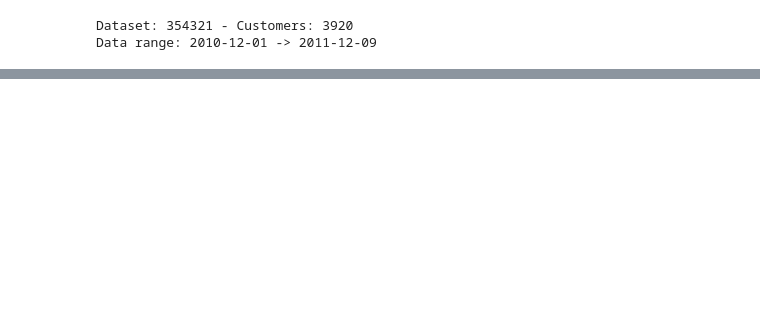
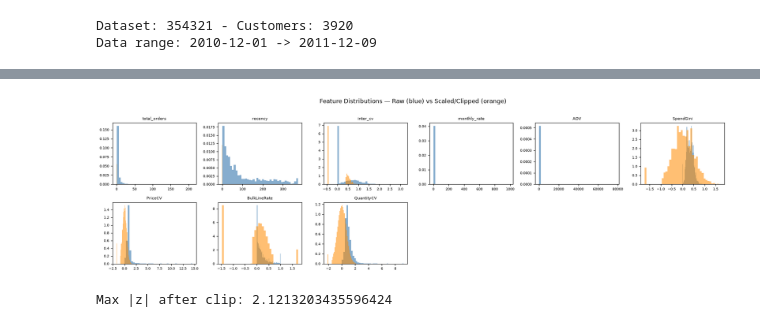
Before and after one commit to lamducanhkhoarubik-spec/fullstack_DS_project, a Jupyter notebook: notebooks/feature_engineering.ipynb, the cells around one changed output, grey strips where cells are left out. Saved outputs shown, nothing was run; the diff lists cells and outputs as text; code cells hidden in the pictures; blank space fills up the shorter version.

Commit message:
Update figures

```diff
--- a/notebooks/feature_engineering.ipynb
+++ b/notebooks/feature_engineering.ipynb
@@ -77,0 +106,9 @@ _compute_features.describe()
+# %%
+print(f"Candidates computed : {len(fe.CANDIDATES)}")
+print(f"Features retained   : {len(fe.feature_customer)}")
+print(f"Customers           : {_compute_features.shape[0]:,}")
+print(f"\nRetained features ({len(fe.feature_customer)}):")
+for i, f in enumerate(fe.feature_customer, 1):
+    print(f"  {i:2d}. {f}")
+
+_compute_features.set_index('CustomerID').describe().round(3)
@@ -77,0 +139,10 @@ _compute_features.describe()
+# %%
+quantile_stand = fe.transform_features()
+df_scaled = fe.scale_features()
+
+if 'CustomerID' in df_scaled.columns:
+    df_scaled = df_scaled.set_index('CustomerID')
+
+print(f"Scale Feature Shape: {df_scaled.shape}")
+print(f"Index name: {df_scaled.index.name}")
+print(f"Value range after clipped: [{df_scaled.values.min():.2f} - {df_scaled.values.max():.2f}]")
@@ -77,0 +165,33 @@ _compute_features.describe()
+# %%
+feat_cols = fe.feature_customer
+n = len(feat_cols)
+ncols = 6
+nrows = (n + ncols - 1) // ncols
+
+fig, axes = plt.subplots(nrows, ncols, figsize=(18, nrows * 2.5))
+axes = axes.flatten()
+
+raw_df = _compute_features.set_index('CustomerID')[feat_cols]
+
+for i, col in enumerate(feat_cols):
+    ax = axes[i]
+    ax.hist(raw_df[col], bins=40, color='steelblue', alpha=0.65, label='raw', density=True)
+    ax2 = ax.twinx()
+    ax2.hist(df_scaled[col], bins=40, color='darkorange', alpha=0.55, label='scaled', density=True)
+    ax2.set_yticks([])
+    ax.set_title(col, fontsize=8)
+    ax.set_xlabel('')
+    ax.tick_params(labelsize=7)
+
+for j in range(i + 1, len(axes)):
+    axes[j].set_visible(False)
+
+fig.suptitle("Feature Distributions — Raw (blue) vs Scaled/Clipped (orange)", fontsize=12, y=1.01)
+plt.tight_layout()
+plt.savefig(r"C:\Users\ACER\Documents\data_project\figures\feature_distributions", dpi=120, bbox_inches='tight')
+plt.show()
+
+print("Max |z| after clip:", df_scaled.abs().max().max())
+# %% [output]
+[figure, added]
+Max |z| after clip: 2.1213203435596424
```
Also changed, not shown: parts of 11 cells of this notebook, 3 other files.
